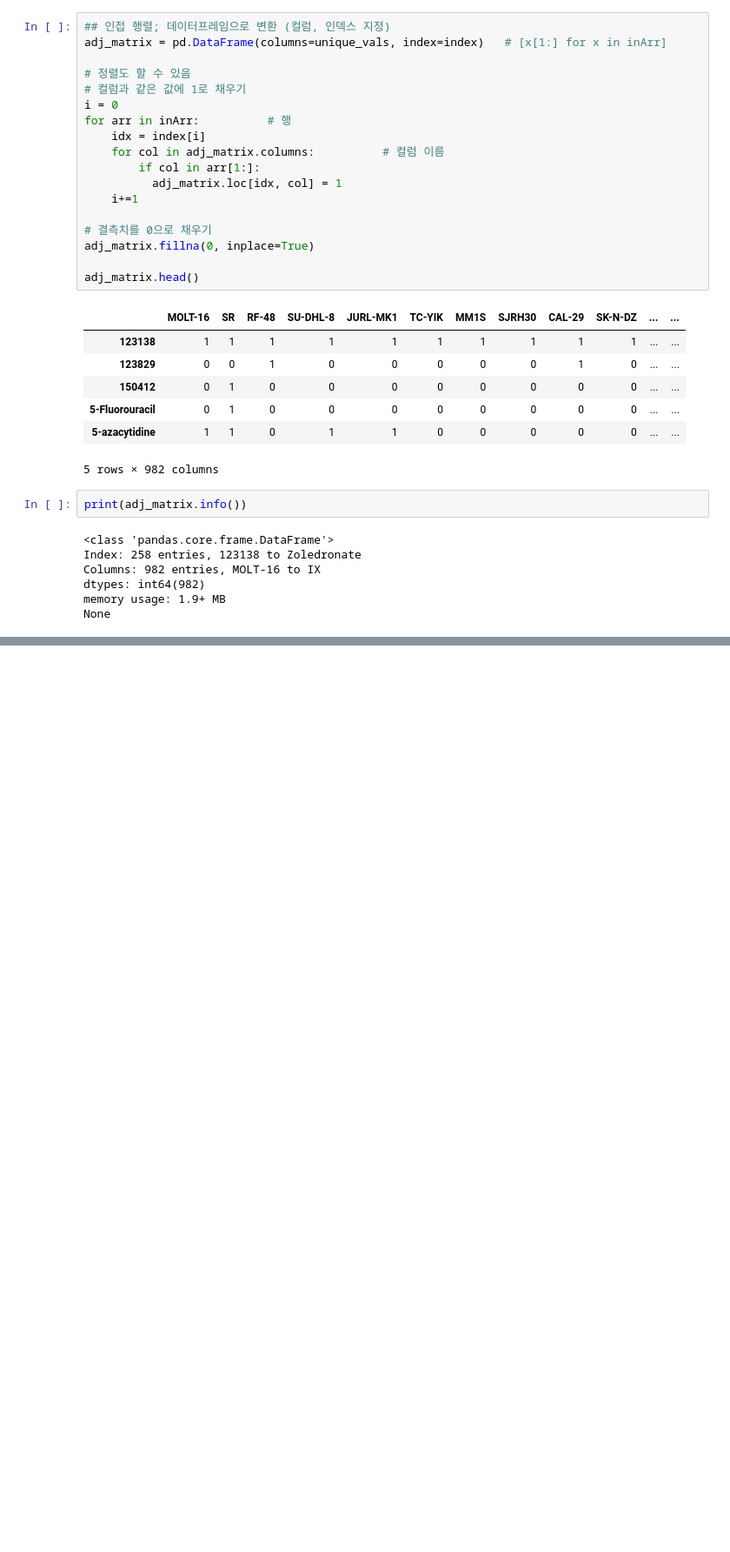
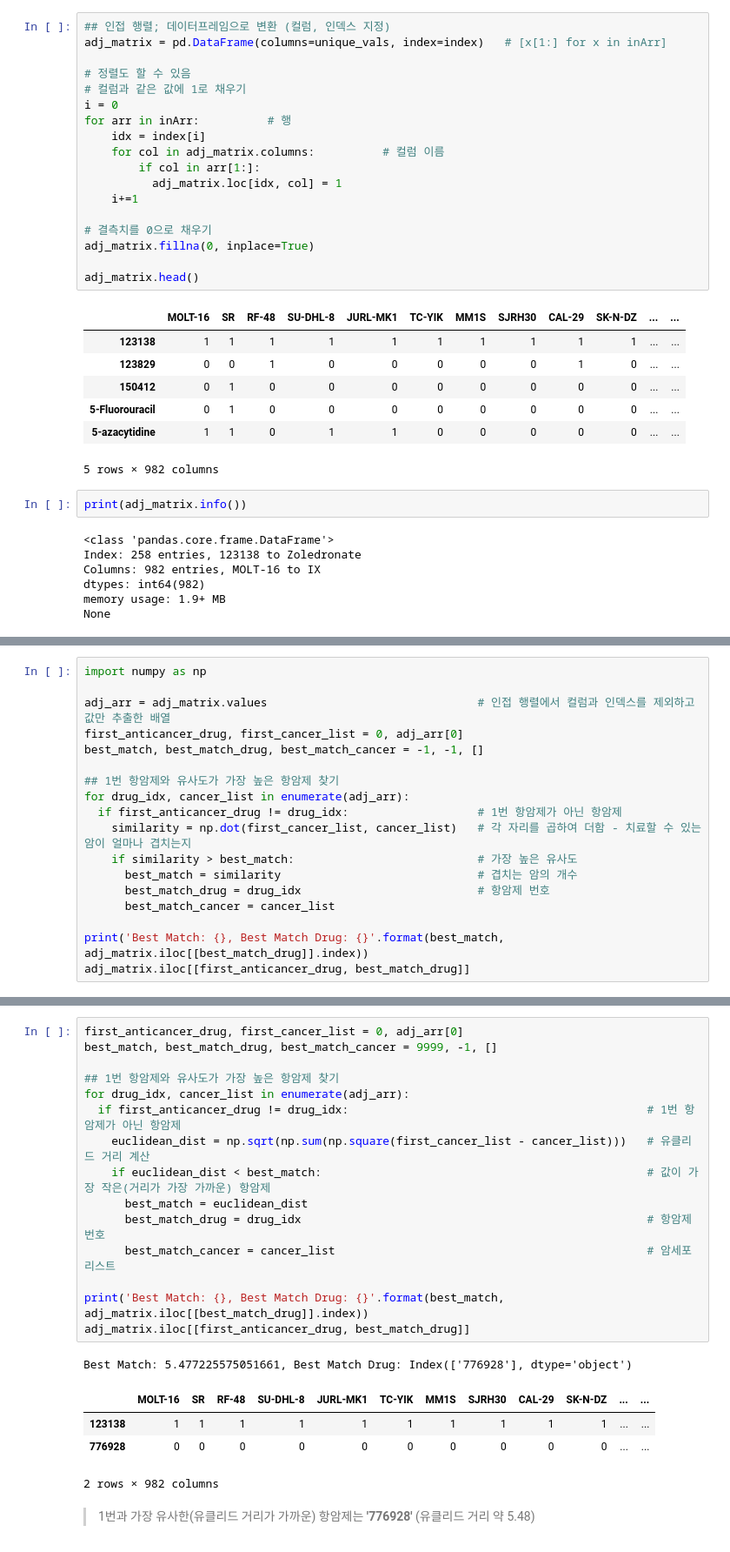
Before and after one commit to stacy0121/School_Bio_AAV_Capsid_Assembly, a Jupyter notebook: AI_Engineer.ipynb, the cells around one changed output, grey strips where cells are left out. Shown at 87% size. Cells and saved outputs as stored; diff of their text form; blank space fills up the shorter version.

```diff
--- a/AI_Engineer.ipynb
+++ b/AI_Engineer.ipynb
@@ -72,0 +83,18 @@ None
+# %%
+import numpy as np
+
+adj_arr = adj_matrix.values                               # 인접 행렬에서 컬럼과 인덱스를 제외하고 값만 추출한 배열
+first_anticancer_drug, first_cancer_list = 0, adj_arr[0]
+best_match, best_match_drug, best_match_cancer = -1, -1, []
+
+## 1번 항암제와 유사도가 가장 높은 항암제 찾기
+for drug_idx, cancer_list in enumerate(adj_arr):
+  if first_anticancer_drug != drug_idx:                   # 1번 항암제가 아닌 항암제
+    similarity = np.dot(first_cancer_list, cancer_list)   # 각 자리를 곱하여 더함 - 치료할 수 있는 암이 얼마나 겹치는지
+    if similarity > best_match:                           # 가장 높은 유사도
+      best_match = similarity                             # 겹치는 암의 개수
+      best_match_drug = drug_idx                          # 항암제 번호
+      best_match_cancer = cancer_list
+
+print('Best Match: {}, Best Match Drug: {}'.format(best_match, adj_matrix.iloc[[best_match_drug]].index))
+adj_matrix.iloc[[first_anticancer_drug, best_match_drug]]
@@ -74,0 +131,24 @@ None
+# %%
+first_anticancer_drug, first_cancer_list = 0, adj_arr[0]
+best_match, best_match_drug, best_match_cancer = 9999, -1, []
+
+## 1번 항암제와 유사도가 가장 높은 항암제 찾기
+for drug_idx, cancer_list in enumerate(adj_arr):
+  if first_anticancer_drug != drug_idx:                                            # 1번 항암제가 아닌 항암제
+    euclidean_dist = np.sqrt(np.sum(np.square(first_cancer_list - cancer_list)))   # 유클리드 거리 계산
+    if euclidean_dist < best_match:                                                # 값이 가장 작은(거리가 가장 가까운) 항암제
+      best_match = euclidean_dist
+      best_match_drug = drug_idx                                                   # 항암제 번호
+      best_match_cancer = cancer_list                                              # 암세포 리스트
+
+print('Best Match: {}, Best Match Drug: {}'.format(best_match, adj_matrix.iloc[[best_match_drug]].index))
+adj_matrix.iloc[[first_anticancer_drug, best_match_drug]]
+# %% [output]
+Best Match: 5.477225575051661, Best Match Drug: Index(['776928'], dtype='object')
+|  | MOLT-16 | SR | RF-48 | SU-DHL-8 | JURL-MK1 | TC-YIK | MM1S | SJRH30 | CAL-29 | SK-N-DZ | ... | ... |
+| 123138 | 1 | 1 | 1 | 1 | 1 | 1 | 1 | 1 | 1 | 1 | ... | ... |
+| 776928 | 0 | 0 | 0 | 0 | 0 | 0 | 0 | 0 | 0 | 0 | ... | ... |
+2 rows × 982 columns
+# %% [markdown]
+
+> 1번과 가장 유사한(유클리드 거리가 가까운) 항암제는 **'776928'**  (유클리드 거리 약 5.48)
```
Also changed, not shown: parts of 20 cells of this notebook.
